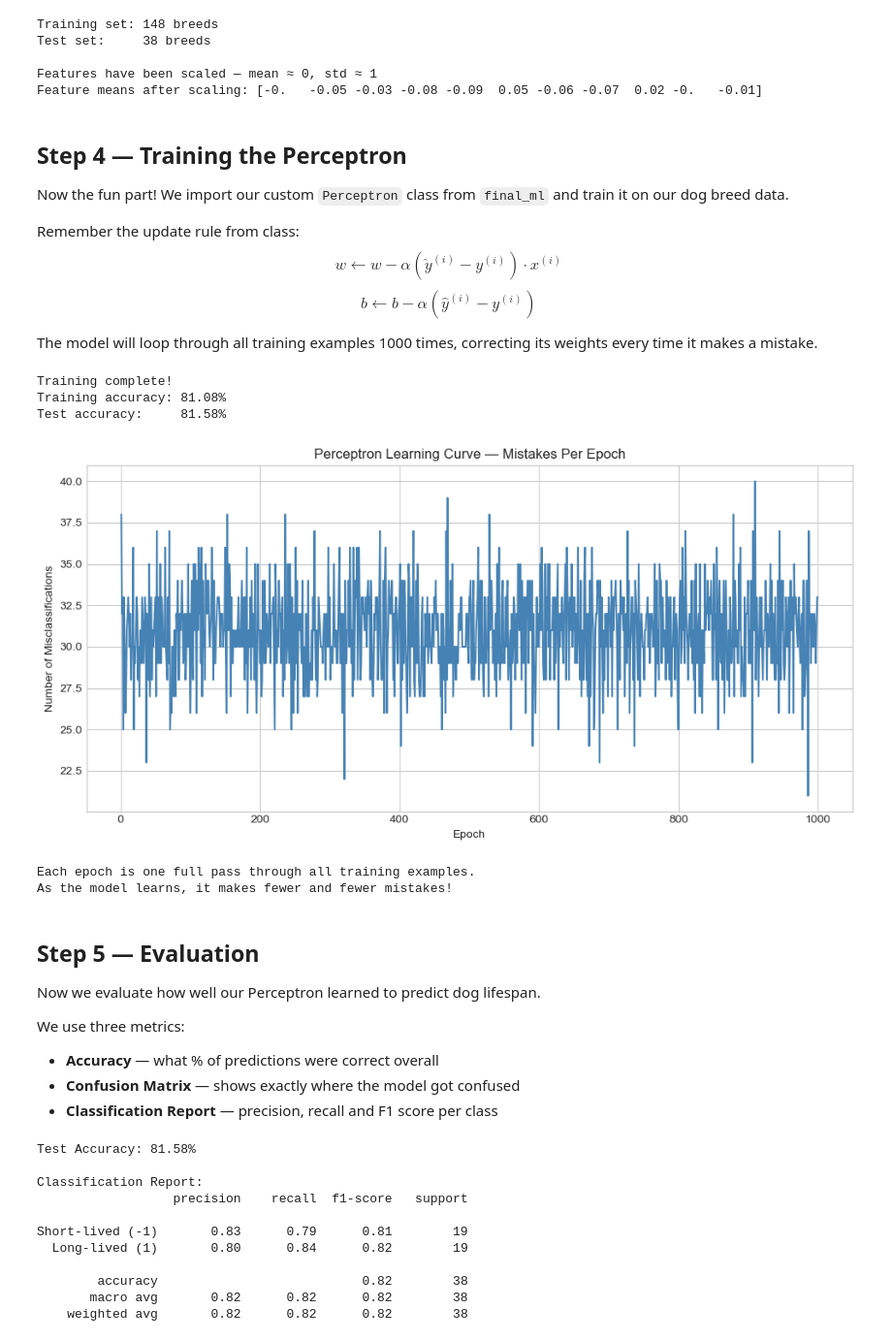
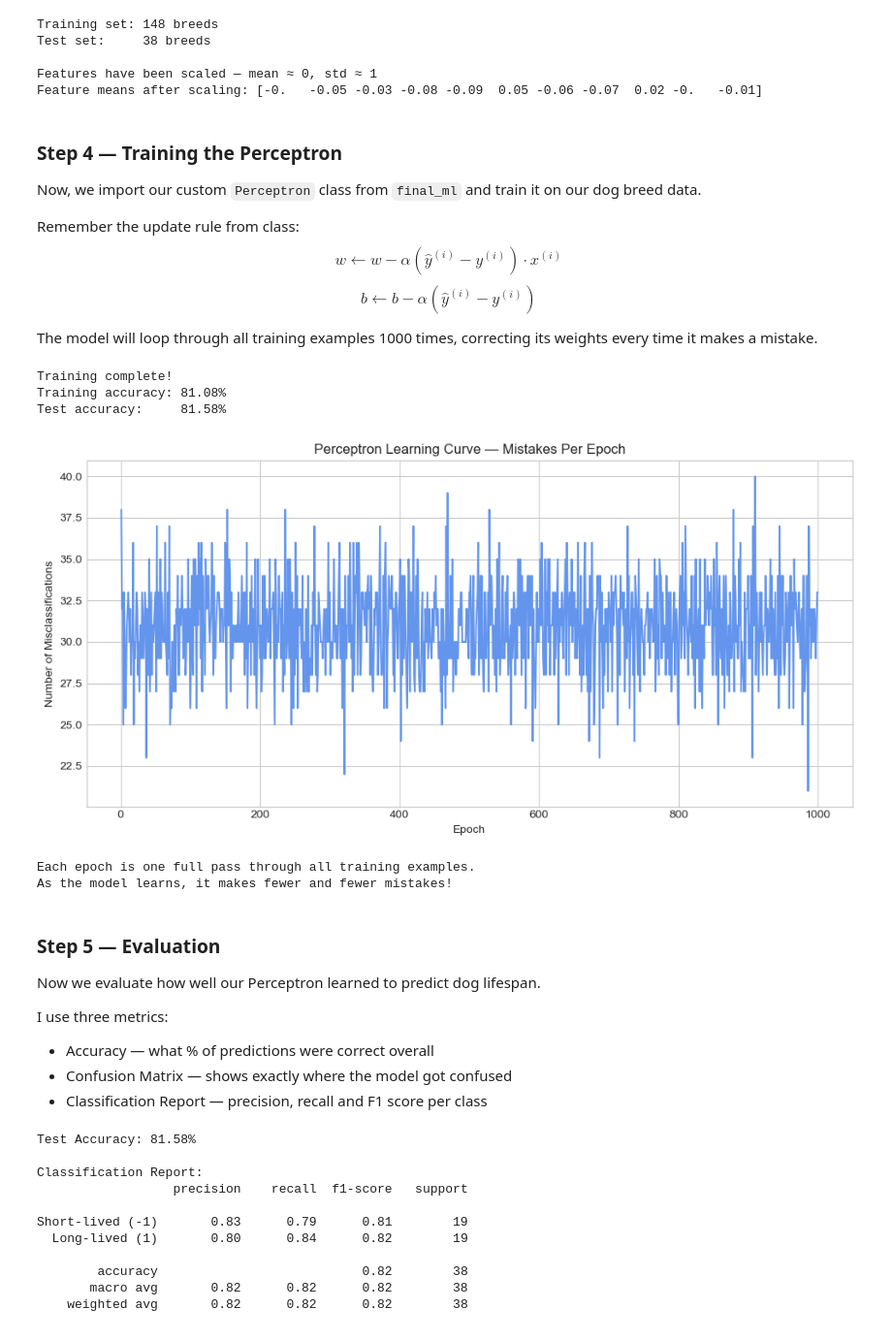
Before and after one commit to ml230-2026/CMOR438, a Jupyter notebook: examples/supervised/A) The-Perceptron/The-Perceptron.ipynb, the cells around one changed output. Shown at 97% size. Saved outputs shown, nothing was run; the diff lists cells and outputs as text; code cells hidden in the pictures.

```diff
--- a/examples/supervised/A) The-Perceptron/The-Perceptron.ipynb
+++ b/examples/supervised/A) The-Perceptron/The-Perceptron.ipynb
@@ -295,15 +287,13 @@ Test set:     38 breeds
 Features have been scaled — mean ≈ 0, std ≈ 1
 Feature means after scaling: [-0.   -0.05 -0.03 -0.08 -0.09  0.05 -0.06 -0.07  0.02 -0.   -0.01]
 # %% [markdown]
-## Step 4 — Training the Perceptron
+### Step 4 — Training the Perceptron
 
-Now the fun part! We import our custom `Perceptron` class from `final_ml`
-and train it on our dog breed data.
+Now, we import our custom `Perceptron` class from `final_ml` and train it on our dog breed data.
 
 Remember the update rule from class:
 $$w \leftarrow w - \alpha(\hat{y}^{(i)} - y^{(i)}) \cdot x^{(i)}$$
 $$b \leftarrow b - \alpha(\hat{y}^{(i)} - y^{(i)})$$
 
-The model will loop through all training examples 1000 times,
-correcting its weights every time it makes a mistake.
+The model will loop through all training examples 1000 times, correcting its weights every time it makes a mistake.
 # %%
@@ -323,31 +313,31 @@ Test accuracy:     81.58%
 # %%
 # Plot the learning curve — how many mistakes per epoch
 # If learning is working, this number should go DOWN over time!
 plt.figure(figsize=(10, 5))
 plt.plot(range(1, len(model.errors_per_epoch) + 1),
          model.errors_per_epoch,
-         color='steelblue', linewidth=1.5)
+         color='cornflowerblue', linewidth=1.5)
 plt.xlabel('Epoch')
 plt.ylabel('Number of Misclassifications')
 plt.title('Perceptron Learning Curve — Mistakes Per Epoch')
 plt.tight_layout()
 plt.show()
 
 print('Each epoch is one full pass through all training examples.')
 print('As the model learns, it makes fewer and fewer mistakes!')
 # %% [output]
-[figure, old version]
+[figure, new version]
 Each epoch is one full pass through all training examples.
 As the model learns, it makes fewer and fewer mistakes!
 # %% [markdown]
-## Step 5 — Evaluation
+### Step 5 — Evaluation
 
 Now we evaluate how well our Perceptron learned to predict dog lifespan.
 
-We use three metrics:
-- **Accuracy** — what % of predictions were correct overall
-- **Confusion Matrix** — shows exactly where the model got confused
-- **Classification Report** — precision, recall and F1 score per class
+I use three metrics:
+- Accuracy — what % of predictions were correct overall
+- Confusion Matrix — shows exactly where the model got confused
+- Classification Report — precision, recall and F1 score per class
 # %%
 # Generate predictions on the test set
 y_pred = model.predict(X_test)
```
Also changed, not shown: parts of 12 cells of this notebook.
